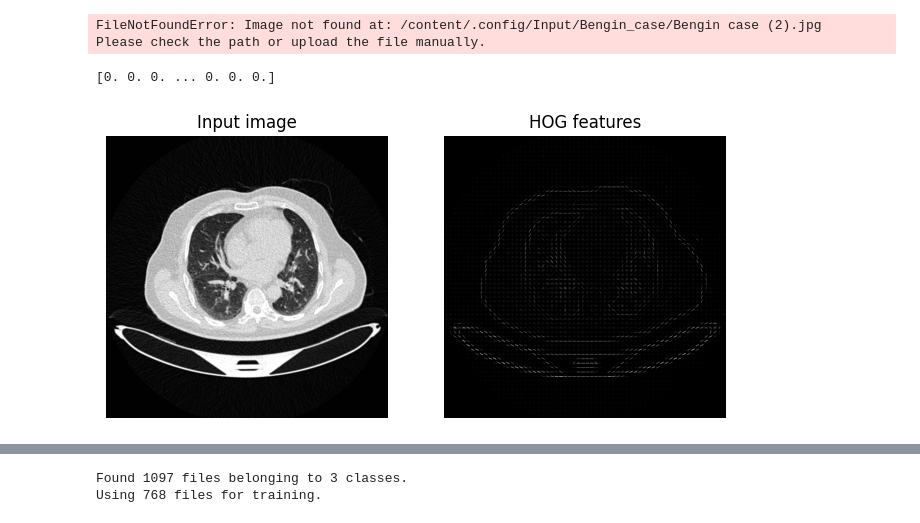
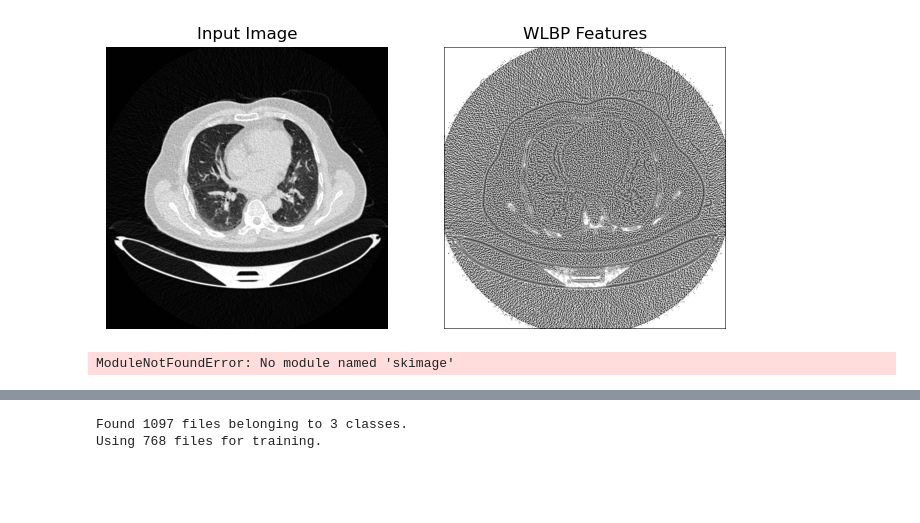
Before and after one commit to RDX-Rudra/Lung-Cancer-Detection-using-CNN-GAN, a Jupyter notebook: model.ipynb, the cells around one changed output, grey strips where cells are left out. Cells and saved outputs as stored; diff of their text form; code cells hidden in the pictures; blank space fills up the shorter version.

```diff
--- a/model.ipynb
+++ b/model.ipynb
@@ -146,40 +146,39 @@ def compute_wlbp(image, weight_matrix=None, return_hist=False):
 # ---------------- MAIN EXECUTION ----------------
 
 # ✅ Update your image path here
-image_path = '/content/.config/Input/Bengin_case/Bengin case (2).jpg'
+image_path = 'The IQ-OTHNCCD lung cancer dataset/The IQ-OTHNCCD lung cancer dataset/Bengin cases/Bengin case (1).jpg'
 
 # Check if image exists
 if not os.path.exists(image_path):
     raise FileNotFoundError(f"Image not found at: {image_path}\n"
                             f"Please check the path or upload the file manually.")
 
 # Read the grayscale image
 image_gray = cv2.imread(image_path, cv2.IMREAD_GRAYSCALE)
 if image_gray is None:
     raise ValueError(f"Failed to read image. The file may be corrupted or in an unsupported format: {image_path}")
 
 # Normalize to [0,1]
 img_norm = image_gray.astype(np.float32) / 255.0
 
 # Compute WLBP
 wlbp_image = compute_wlbp(img_norm)
 
 # Display original and WLBP result
 plt.figure(figsize=(8, 4))
 plt.subplot(1, 2, 1)
 plt.imshow(image_gray, cmap='gray')
 plt.title('Input Image')
 plt.axis('off')
 
 plt.subplot(1, 2, 2)
 plt.imshow(wlbp_image, cmap='gray')
 plt.title('WLBP Features')
 plt.axis('off')
 
 plt.show()
 # %% [output]
-FileNotFoundError: Image not found at: /content/.config/Input/Bengin_case/Bengin case (2).jpg
-Please check the path or upload the file manually.
+[figure, added]
 # %%
 from skimage import color
 from skimage.feature import hog
@@ -209,7 +208,7 @@ def extract_hog_features(image_gray):
     return features, hog_image
 
 # Example usage:
-image_path = '/content/.config/Input/Bengin_case/Bengin case (1).jpg'
+image_path = 'The IQ-OTHNCCD lung cancer dataset/The IQ-OTHNCCD lung cancer dataset/Bengin cases/Bengin case (1).jpg'
 image_gray = cv2.imread(image_path, cv2.IMREAD_GRAYSCALE)
 features, hog_image = extract_hog_features(image_gray)
 
@@ -228,8 +227,7 @@ plt.axis('off')
 
 plt.show()
 # %% [output]
-[0. 0. 0. ... 0. 0. 0.]
+ModuleNotFoundError: No module named 'skimage'
-[figure, removed]
 # %%
 import cv2
 import numpy as np
```
Also changed, not shown: parts of 13 cells of this notebook, 1 other file.
